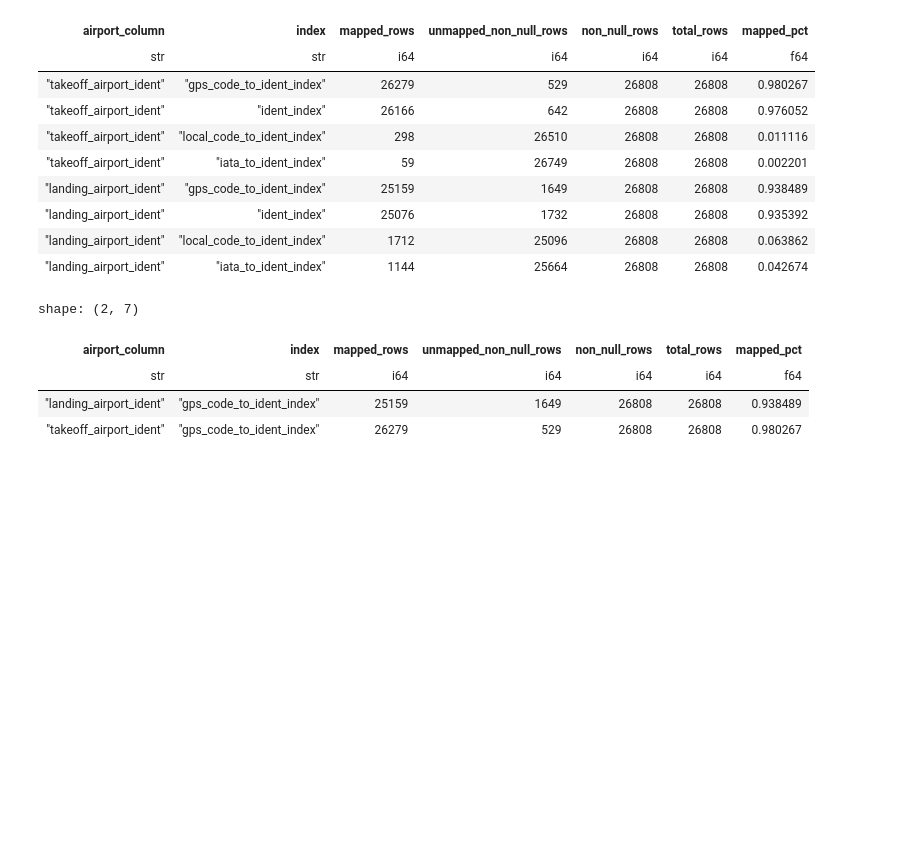
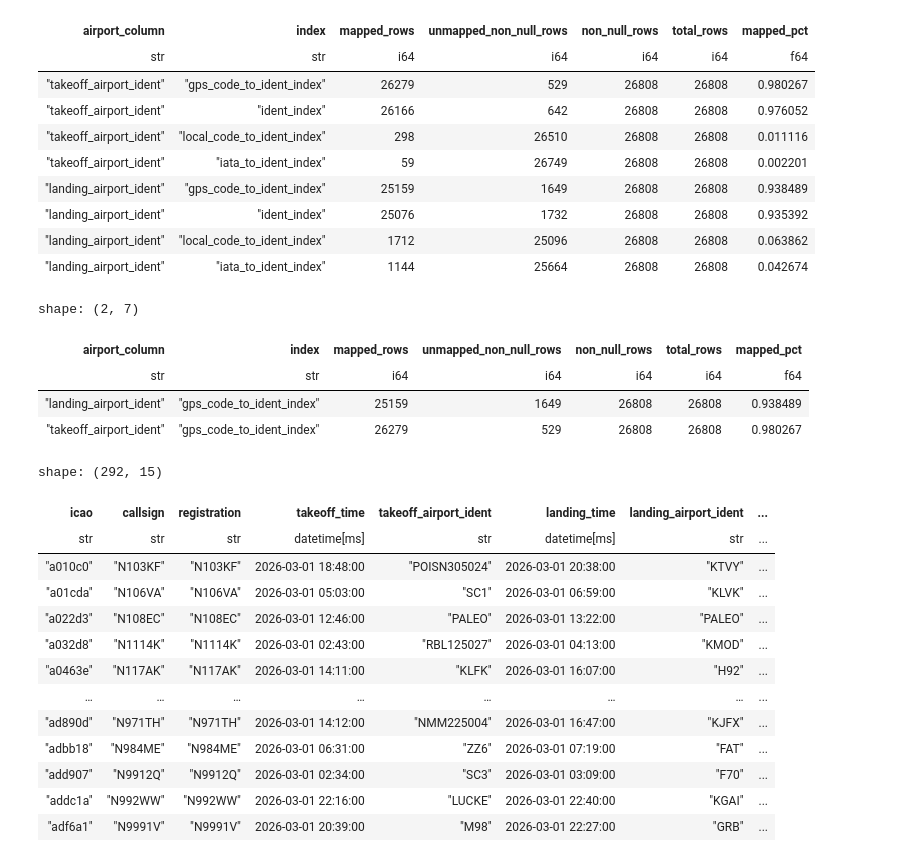
Before and after one commit to PlaneQuery/planequery-data, a Jupyter notebook: notebooks/bts/investigate_bts_airport_ident_fail.ipynb, the cells around one changed output. Drawn from its saved outputs; the diff is of its cells as text; code cells hidden in the pictures; blank space fills up the shorter version.

Commit message:
Enhance airport identification analysis by filtering out takeoff airport identifiers not found in IATA, GPS, or local code indexes

```diff
--- a/notebooks/bts/investigate_bts_airport_ident_fail.ipynb
+++ b/notebooks/bts/investigate_bts_airport_ident_fail.ipynb
@@ -115,3 +115,27 @@ shape: (2, 7)
 | str | str | i64 | i64 | i64 | i64 | f64 |
 | "landing_airport_ident" | "gps_code_to_ident_index" | 25159 | 1649 | 26808 | 26808 | 0.938489 |
 | "takeoff_airport_ident" | "gps_code_to_ident_index" | 26279 | 529 | 26808 | 26808 | 0.980267 |
+# %%
+
+iata_index = set(airport_lookup.iata_to_ident_index)
+gps_code_index = set(airport_lookup.gps_code_to_ident_index)
+local_code_index = set(airport_lookup.local_code_to_ident_index)
+ident_index = set(airport_lookup.ident_index)
+# %%
+# should probalby use not ident but each of the iata and gps.
+df_flights.filter(~pl.col("takeoff_airport_ident").is_in(iata_index) & ~pl.col("takeoff_airport_ident").is_in(gps_code_index) & ~pl.col("takeoff_airport_ident").is_in(local_code_index))
+# %% [output]
+shape: (292, 15)
+| icao | callsign | registration | takeoff_time | takeoff_airport_ident | landing_time | landing_airport_ident | ... |
+| str | str | str | datetime[ms] | str | datetime[ms] | str | ... |
+| "a010c0" | "N103KF" | "N103KF" | 2026-03-01 18:48:00 | "POISN305024" | 2026-03-01 20:38:00 | "KTVY" | ... |
+| "a01cda" | "N106VA" | "N106VA" | 2026-03-01 05:03:00 | "SC1" | 2026-03-01 06:59:00 | "KLVK" | ... |
+| "a022d3" | "N108EC" | "N108EC" | 2026-03-01 12:46:00 | "PALEO" | 2026-03-01 13:22:00 | "PALEO" | ... |
+| "a032d8" | "N1114K" | "N1114K" | 2026-03-01 02:43:00 | "RBL125027" | 2026-03-01 04:13:00 | "KMOD" | ... |
+| "a0463e" | "N117AK" | "N117AK" | 2026-03-01 14:11:00 | "KLFK" | 2026-03-01 16:07:00 | "H92" | ... |
+| … | … | … | … | … | … | … | ... |
+| "ad890d" | "N971TH" | "N971TH" | 2026-03-01 14:12:00 | "NMM225004" | 2026-03-01 16:47:00 | "KJFX" | ... |
+| "adbb18" | "N984ME" | "N984ME" | 2026-03-01 06:31:00 | "ZZ6" | 2026-03-01 07:19:00 | "FAT" | ... |
+| "add907" | "N9912Q" | "N9912Q" | 2026-03-01 02:34:00 | "SC3" | 2026-03-01 03:09:00 | "F70" | ... |
+| "addc1a" | "N992WW" | "N992WW" | 2026-03-01 22:16:00 | "LUCKE" | 2026-03-01 22:40:00 | "KGAI" | ... |
+| "adf6a1" | "N9991V" | "N9991V" | 2026-03-01 20:39:00 | "M98" | 2026-03-01 22:27:00 | "GRB" | ... |
```
